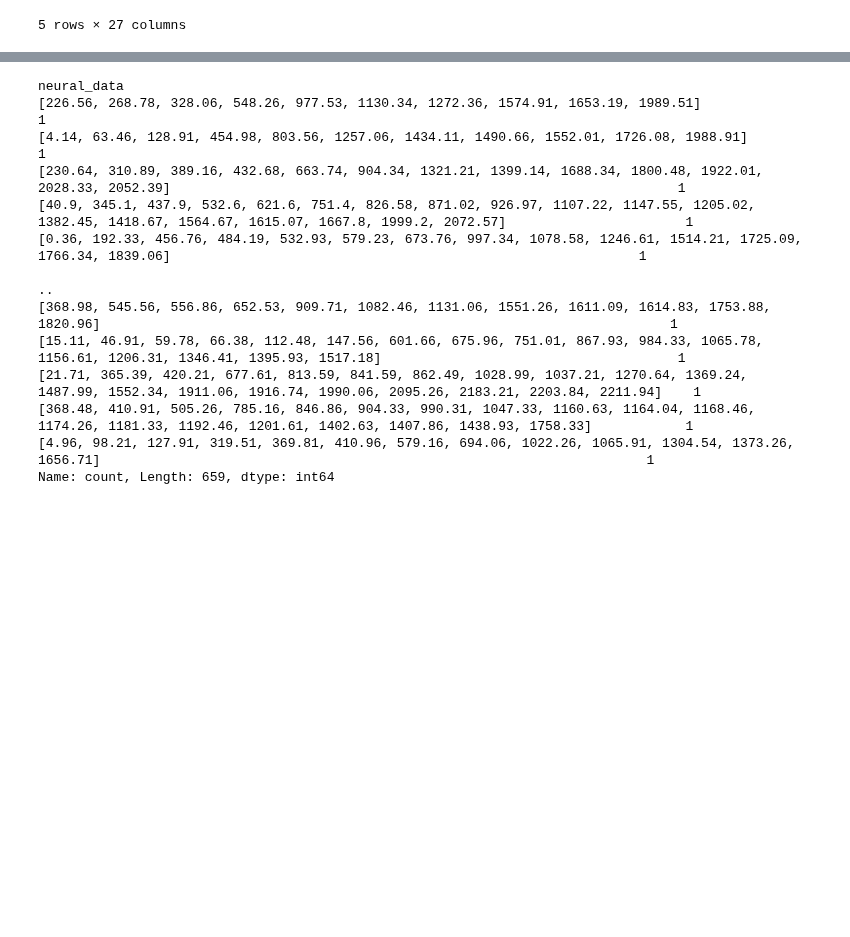
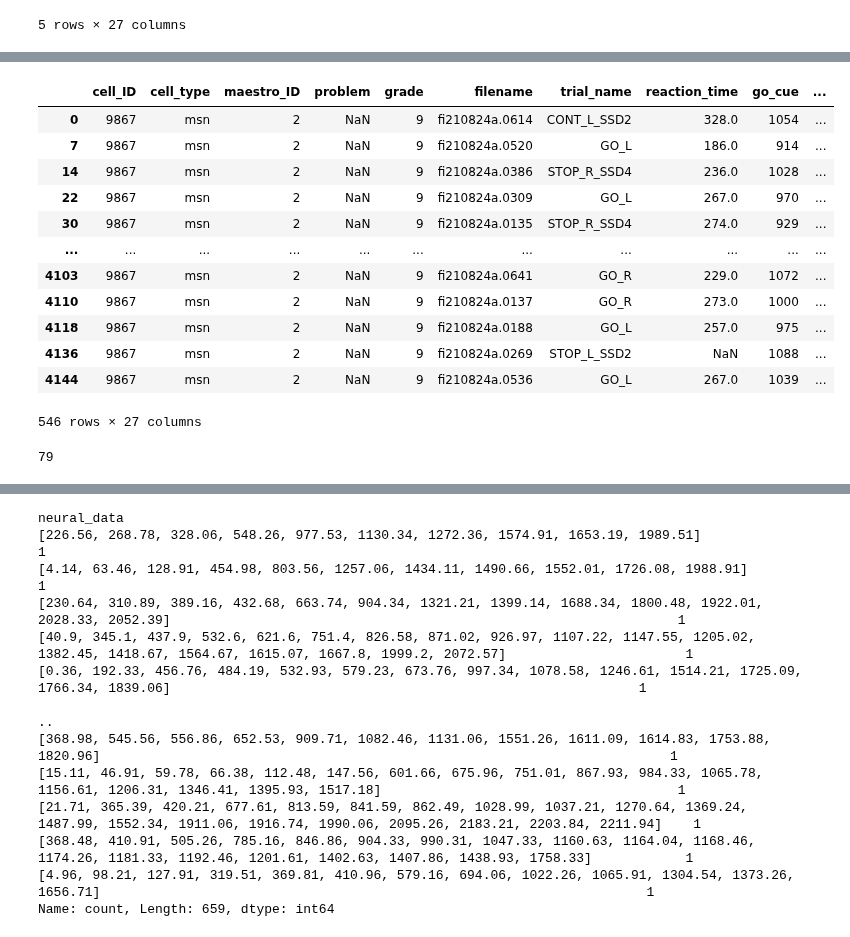
Before and after one commit to barrackHa/Population-Analysis, a Jupyter notebook: exploratory_data_analysis/cell_db_eda.ipynb, the cells around one changed output, grey strips where cells are left out. Cells and saved outputs as stored; diff of their text form; code cells hidden in the pictures; blank space fills up the shorter version.

```diff
--- a/exploratory_data_analysis/cell_db_eda.ipynb
+++ b/exploratory_data_analysis/cell_db_eda.ipynb
@@ -70,0 +91,20 @@ None
+# %%
+cell_df[cell_df['cell_ID'] == 9867]
+# %% [output]
+|  | cell_ID | cell_type | maestro_ID | problem | grade | filename | trial_name | reaction_time | go_cue | ... |
+| 0 | 9867 | msn | 2 | NaN | 9 | fi210824a.0614 | CONT_L_SSD2 | 328.0 | 1054 | ... |
+| 7 | 9867 | msn | 2 | NaN | 9 | fi210824a.0520 | GO_L | 186.0 | 914 | ... |
+| 14 | 9867 | msn | 2 | NaN | 9 | fi210824a.0386 | STOP_R_SSD4 | 236.0 | 1028 | ... |
+| 22 | 9867 | msn | 2 | NaN | 9 | fi210824a.0309 | GO_L | 267.0 | 970 | ... |
+| 30 | 9867 | msn | 2 | NaN | 9 | fi210824a.0135 | STOP_R_SSD4 | 274.0 | 929 | ... |
+| ... | ... | ... | ... | ... | ... | ... | ... | ... | ... | ... |
+| 4103 | 9867 | msn | 2 | NaN | 9 | fi210824a.0641 | GO_R | 229.0 | 1072 | ... |
+| 4110 | 9867 | msn | 2 | NaN | 9 | fi210824a.0137 | GO_R | 273.0 | 1000 | ... |
+| 4118 | 9867 | msn | 2 | NaN | 9 | fi210824a.0188 | GO_L | 257.0 | 975 | ... |
+| 4136 | 9867 | msn | 2 | NaN | 9 | fi210824a.0269 | STOP_L_SSD2 | NaN | 1088 | ... |
+| 4144 | 9867 | msn | 2 | NaN | 9 | fi210824a.0536 | GO_L | 267.0 | 1039 | ... |
+546 rows × 27 columns
+# %%
+cell_df['filename'].apply(lambda x: x.split('.')[0]).nunique()
+# %% [output]
+79
```
Also changed, not shown: parts of 3 cells of this notebook, 4 other files.
